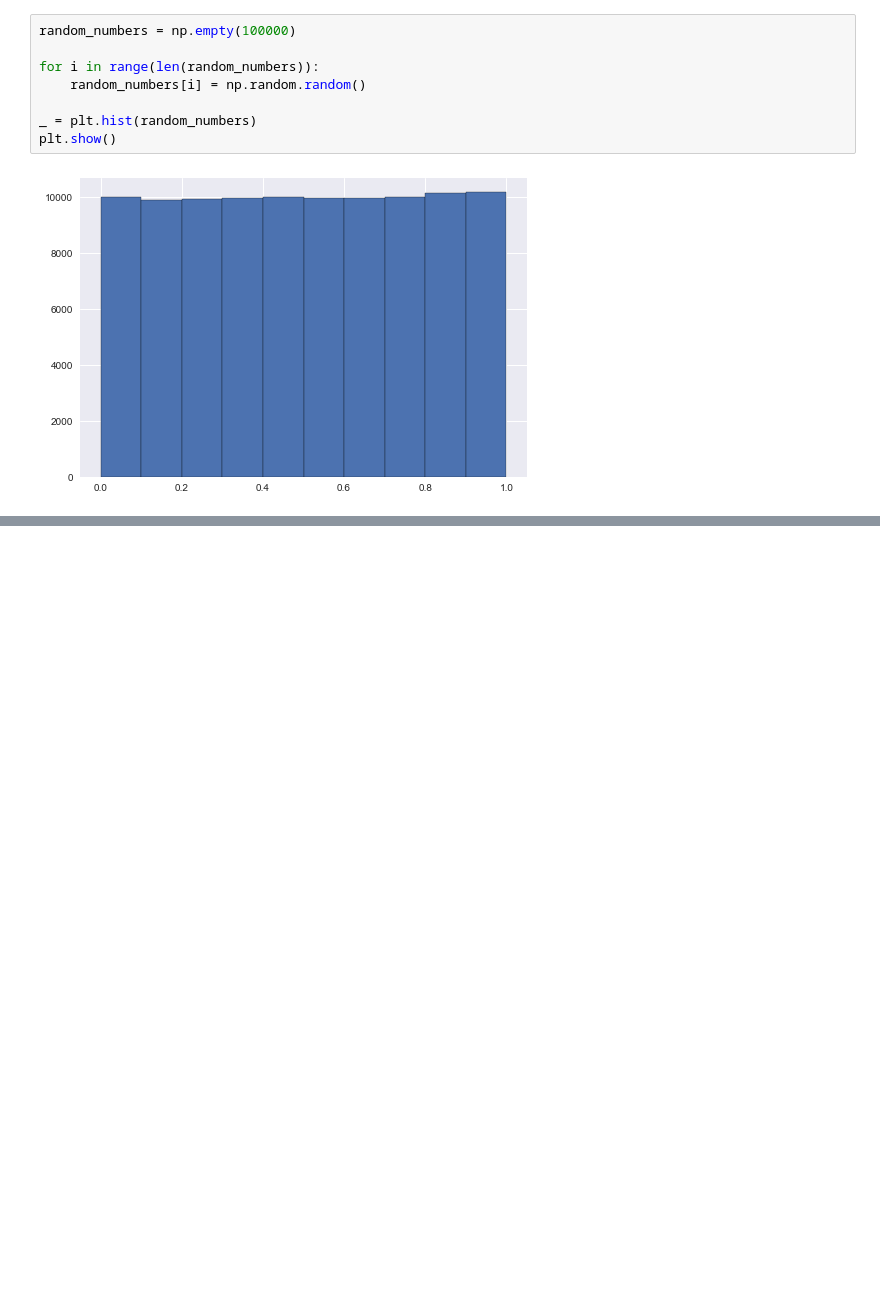
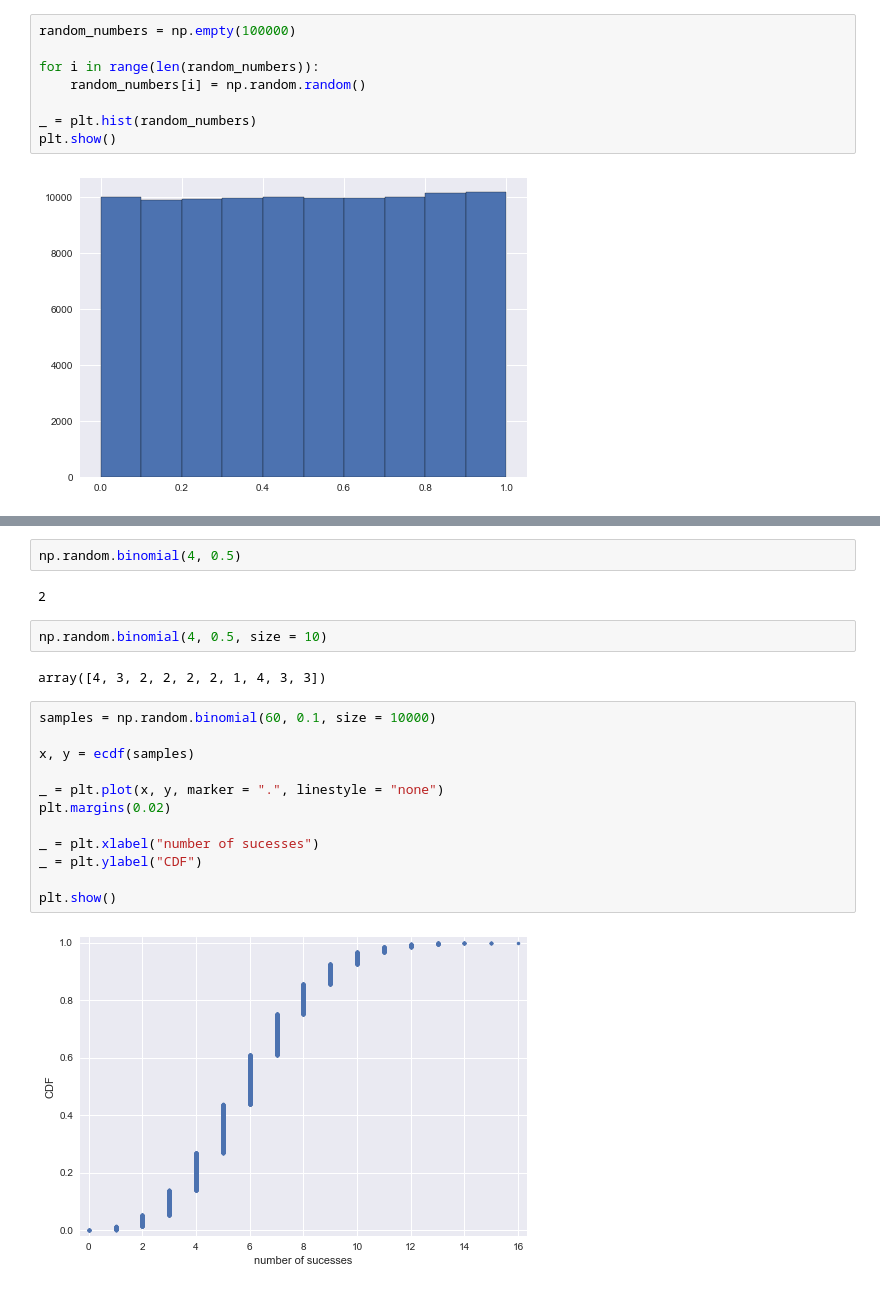
Before and after one commit to iamjz/Python-Data, a Jupyter notebook: StatisticalThinking1.ipynb, the cells around one changed output, grey strips where cells are left out. Drawn from its saved outputs; the diff is of its cells as text; blank space fills up the shorter version.

```diff
--- a/StatisticalThinking1.ipynb
+++ b/StatisticalThinking1.ipynb
@@ -272,0 +293,22 @@ perform_bernoulli_trails(1000, .80)
+# %%
+np.random.binomial(4, 0.5)
+# %% [output]
+2
+# %%
+np.random.binomial(4, 0.5, size = 10)
+# %% [output]
+array([4, 3, 2, 2, 2, 2, 1, 4, 3, 3])
+# %%
+samples = np.random.binomial(60, 0.1, size = 10000)
+
+x, y = ecdf(samples)
+
+_ = plt.plot(x, y, marker = ".", linestyle = "none")
+plt.margins(0.02)
+
+_ = plt.xlabel("number of sucesses")
+_ = plt.ylabel("CDF")
+
+plt.show()
+# %% [output]
+[figure, added]
```
Also changed, not shown: parts of 6 cells of this notebook.
